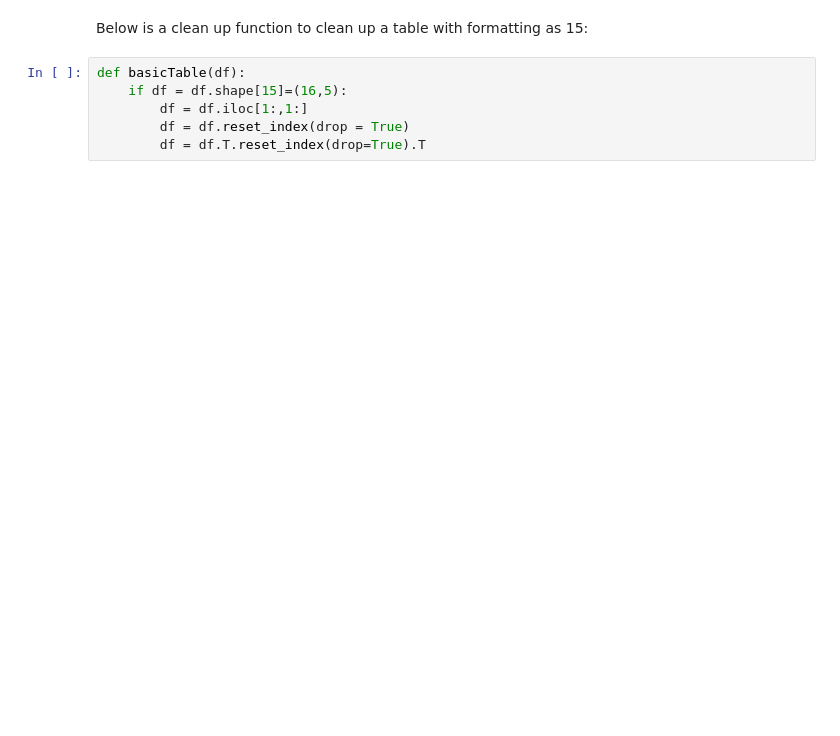
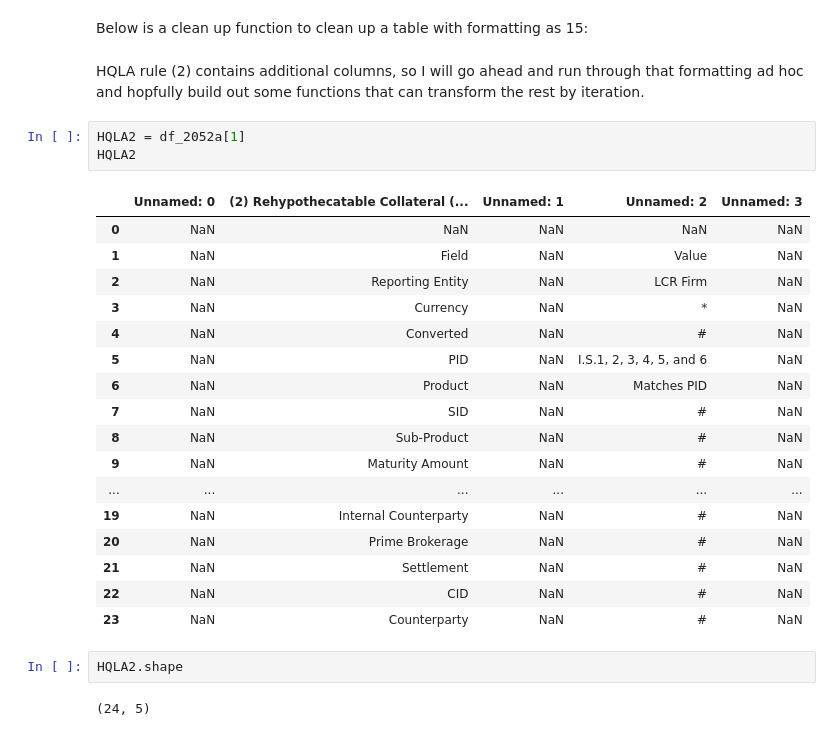
Before and after one commit to cathykiriakos/Data-Science-Practicum-1-2052a-Rules-Web-Scraping-, a Jupyter notebook: MSDS 692 X40 Data Science Practicum_Web Scraping 2052a Rules .ipynb, the cells around one changed output. Saved outputs shown, nothing was run; the diff lists cells and outputs as text; blank space fills up the shorter version.

```diff
--- a/MSDS 692 X40 Data Science Practicum_Web Scraping 2052a Rules .ipynb
+++ b/MSDS 692 X40 Data Science Practicum_Web Scraping 2052a Rules .ipynb
@@ -350,8 +352,29 @@ IndexError: single positional indexer is out-of-bounds
 # %% [markdown]
 Below is a clean up function to clean up a table with formatting as 15:
-# %%
-def basicTable(df):
-    if df = df.shape[15]=(16,5):
-        df = df.iloc[1:,1:]
-        df = df.reset_index(drop = True)
-        df = df.T.reset_index(drop=True).T
+# %% [markdown]
+HQLA rule (2) contains additional columns, so I will go ahead and run through that formatting ad hoc and hopfully build out some functions that can transform the rest by iteration.
+# %%
+HQLA2 = df_2052a[1]
+HQLA2
+# %% [output]
+|  | Unnamed: 0 | (2) Rehypothecatable Collateral (... | Unnamed: 1 | Unnamed: 2 | Unnamed: 3 |
+| 0 | NaN | NaN | NaN | NaN | NaN |
+| 1 | NaN | Field | NaN | Value | NaN |
+| 2 | NaN | Reporting Entity | NaN | LCR Firm | NaN |
+| 3 | NaN | Currency | NaN | * | NaN |
+| 4 | NaN | Converted | NaN | # | NaN |
+| 5 | NaN | PID | NaN | I.S.1, 2, 3, 4, 5, and 6 | NaN |
+| 6 | NaN | Product | NaN | Matches PID | NaN |
+| 7 | NaN | SID | NaN | # | NaN |
+| 8 | NaN | Sub‐Product | NaN | # | NaN |
+| 9 | NaN | Maturity Amount | NaN | # | NaN |
+| ... | ... | ... | ... | ... | ... |
+| 19 | NaN | Internal Counterparty | NaN | # | NaN |
+| 20 | NaN | Prime Brokerage | NaN | # | NaN |
+| 21 | NaN | Settlement | NaN | # | NaN |
+| 22 | NaN | CID | NaN | # | NaN |
+| 23 | NaN | Counterparty | NaN | # | NaN |
+# %%
+HQLA2.shape
+# %% [output]
+(24, 5)
```
Also changed, not shown: parts of 74 cells of this notebook.
